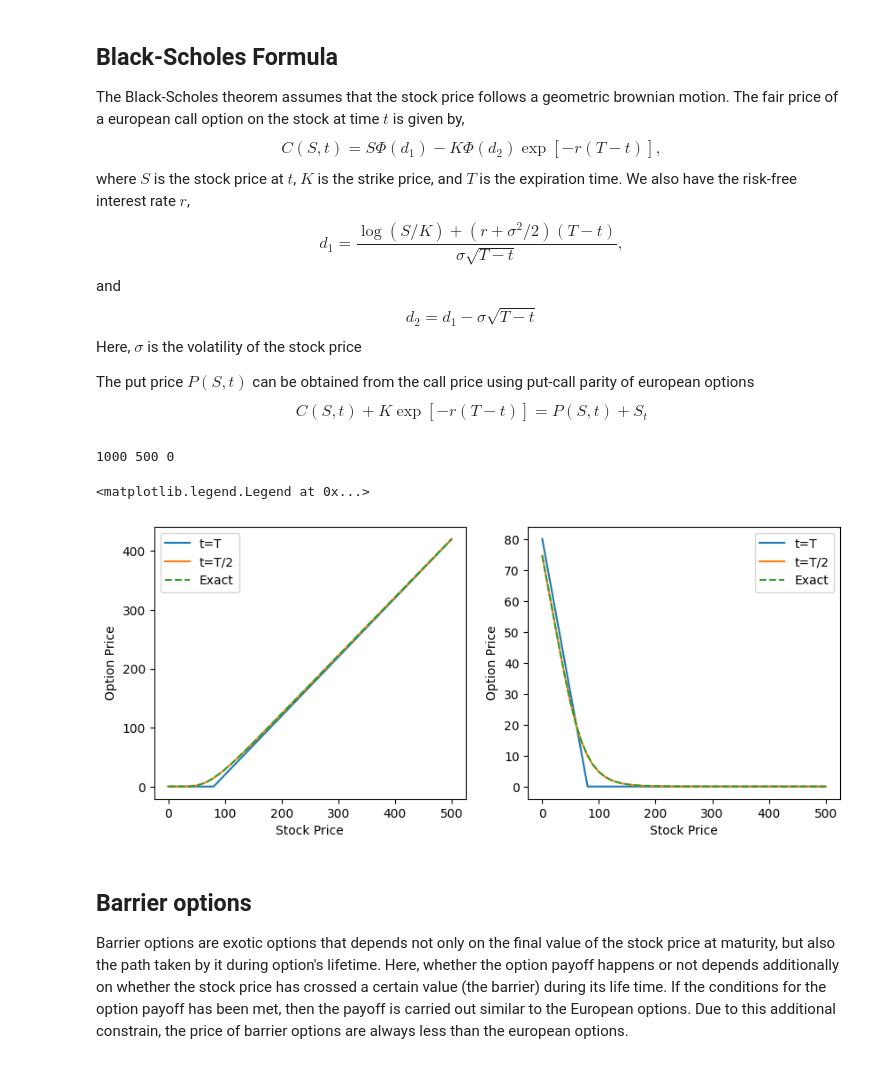
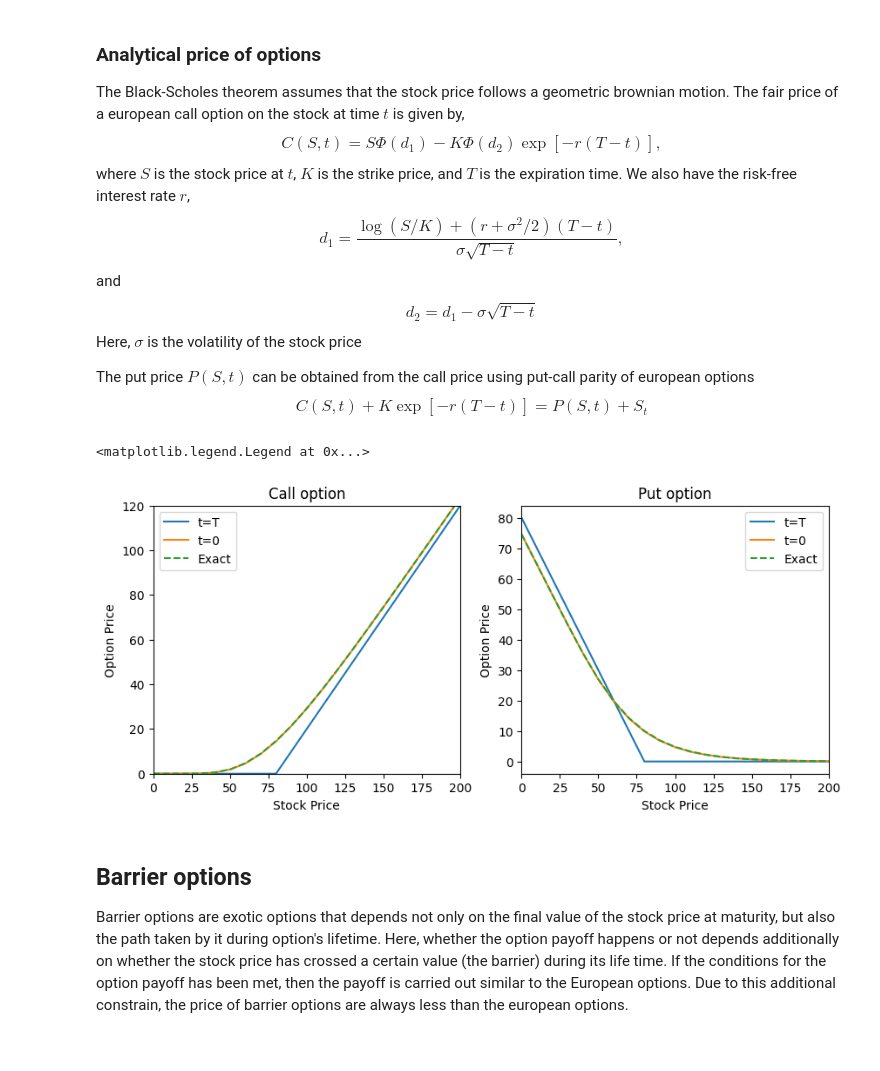
Before and after one commit to SMJose/Black-Scholes_Option_price_finite_difference, a Jupyter notebook: Black-Scholes.ipynb, the cells around one changed output. Drawn from its saved outputs; the diff is of its cells as text; code cells hidden in the pictures.

```diff
--- a/Black-Scholes.ipynb
+++ b/Black-Scholes.ipynb
@@ -84,7 +73,7 @@ F(S_{i},t_{j-1}) =  F(S_{i},t_{j}) - \Delta t \left[rF(S_i,t_j) - r S\partial_S
 \end{align*}
 Since the boundary conditions are known at $t=T$, the price is solved backwards in time iteratively.
 # %% [markdown]
-## Black-Scholes Formula
+### Analytical price of options
 
 The Black-Scholes theorem assumes that the stock price follows a geometric brownian motion. The fair price of a european call option on the stock at time $t$ is given by,
 $$C(S,t) = S\Phi(d_1) -K\Phi(d_2)\exp[-r(T-t)],$$
@@ -105,8 +104,11 @@ $$ C(S,t) + K \exp[-r(T-t)] = P(S,t) + S_t $$
 # r : Risk-free interest rates
 # c : Dividend rate
 # Smax, dS, T, dt: grid specs on stock price (S) and time (T)
-# Opt_type : "Call" or "Put"
+# Opt_type : "call" or "put"
 def FiniteDiff_European(Opt_type,K,sigma,r,c,Smax,dS,T,dt):
+
+    if Opt_type not in ["call", "put"]:
+        raise ValueError( "Opt_type must be 'call' or 'put'" )
 
     # Defining grids
     S_grid = np.arange(0,Smax+dS,dS) # stock price
@@ -151,12 +153,15 @@ def FiniteDiff_European(Opt_type,K,sigma,r,c,Smax,dS,T,dt):
 # ------------------------------------
 # Analytical price of European options
 def OptionPriceAnalytical(Opt_type,K,sigma,r,c,St_arr,T,t):
+    if Opt_type not in ["call", "put"]:
+        raise ValueError( "Opt_type must be 'call' or 'put'" )
+
     t_period = T-t # Time to maturity
     d1 = (np.log(St_arr/K)+(r-c+0.5*sigma**2)*t_period)/(sigma*np.sqrt(t_period))
     d2 = d1-(sigma*np.sqrt(t_period))
-    if Opt_type == "Call":
+    if Opt_type == "call":
         return np.exp(-c*t_period)*St_arr*norm.cdf(d1) - np.exp(-r*t_period)*K*norm.cdf(d2)
-    if Opt_type == "Put":
+    if Opt_type == "put":
         return -np.exp(-c*t_period)*St_arr*norm.cdf(-d1) + np.exp(-r*t_period)*K*norm.cdf(-d2)
 # %%
 
@@ -186,37 +191,35 @@ S_grid, tgrid, Price_grid_put = FiniteDiff_European("put",K,sigma,r,c,Smax,dS,T,
 
 t1, t2, t3 = T, T/2, 0 #Choosing three times
 n1, n2, n3 = int(t1/(dt*Delt)), int(t2/(dt*Delt)), int(t3/(dt*Delt)) #index
-print(n1, n2, n3)
-# %% [output]
-1000 500 0
 # %%
 # Exact prices at t=0 from formula
-Price_grid_exc_put = OptionPriceAnalytical("Put",K,sigma,r,c,S_grid,T,0)
-Price_grid_exc_call = OptionPriceAnalytical("Call",K,sigma,r,c,S_grid,T,0)
+Price_grid_exc_put = OptionPriceAnalytical("put",K,sigma,r,c,S_grid,T,0)
+Price_grid_exc_call = OptionPriceAnalytical("call",K,sigma,r,c,S_grid,T,0)
 
 fig, ax = plt.subplots(1,2, figsize=(10, 4))
 
+ax[0].set_title("Call option")
 ax[0].plot(S_grid,Price_grid_call[n1], label="t=T")
-ax[0].plot(S_grid,Price_grid_call[0], label="t=T/2")
+ax[0].plot(S_grid,Price_grid_call[0], label="t=0")
 #ax[0].plot(S_grid,ff, label="t=0")
 ax[0].plot(S_grid,Price_grid_exc_call, '--', label="Exact")
-#ax[0].set_xlim(0,200)
-#ax[0].set_ylim(0,100)
+ax[0].set_xlim(0,200)
+ax[0].set_ylim(0,120)
 ax[0].set_xlabel("Stock Price")
 ax[0].set_ylabel("Option Price")
 ax[0].legend()
 
+ax[1].set_title("Put option")
 ax[1].plot(S_grid,Price_grid_put[n1], label="t=T")
-ax[1].plot(S_grid,Price_grid_put[0], label="t=T/2")
-#ax[1].plot(S_grid,fg, label="t=0")
+ax[1].plot(S_grid,Price_grid_put[0], label="t=0")
 ax[1].plot(S_grid,Price_grid_exc_put, '--', label="Exact")
-#ax[1].set_xlim(0,200)
+ax[1].set_xlim(0,200)
 ax[1].set_xlabel("Stock Price")
 ax[1].set_ylabel("Option Price")
 ax[1].legend()
 # %% [output]
 <matplotlib.legend.Legend at 0x...>
-[figure, old version]
+[figure, new version]
 # %% [markdown]
 ## Barrier options
 
```
Also changed, not shown: parts of 9 cells of this notebook.
